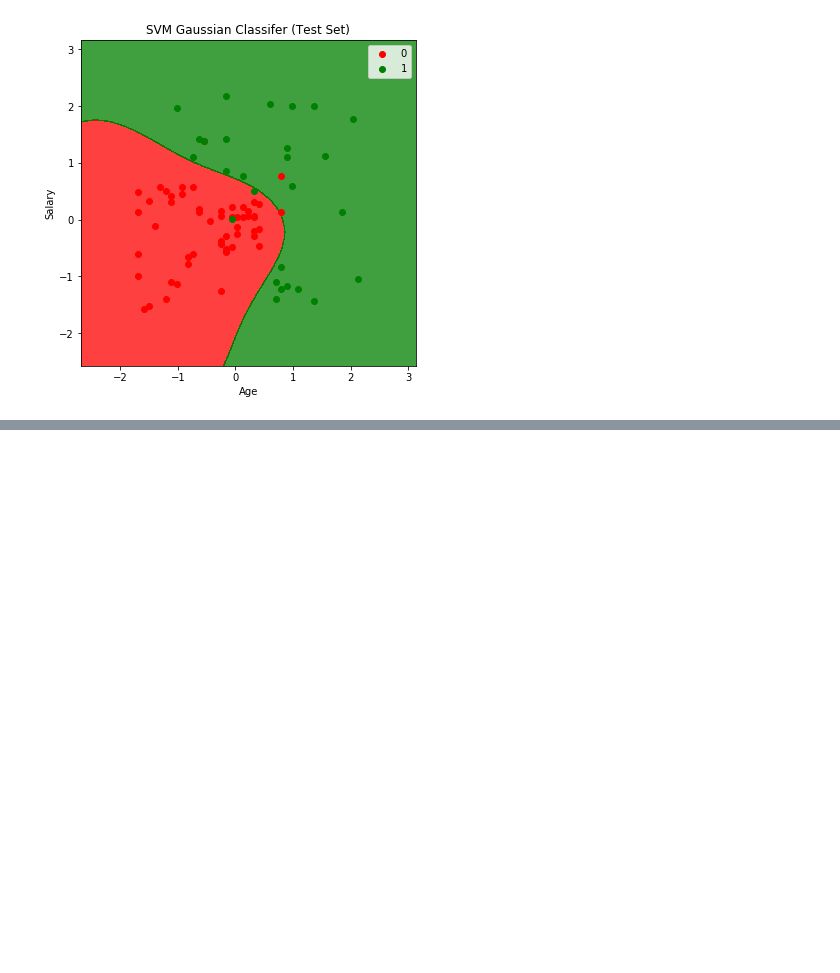
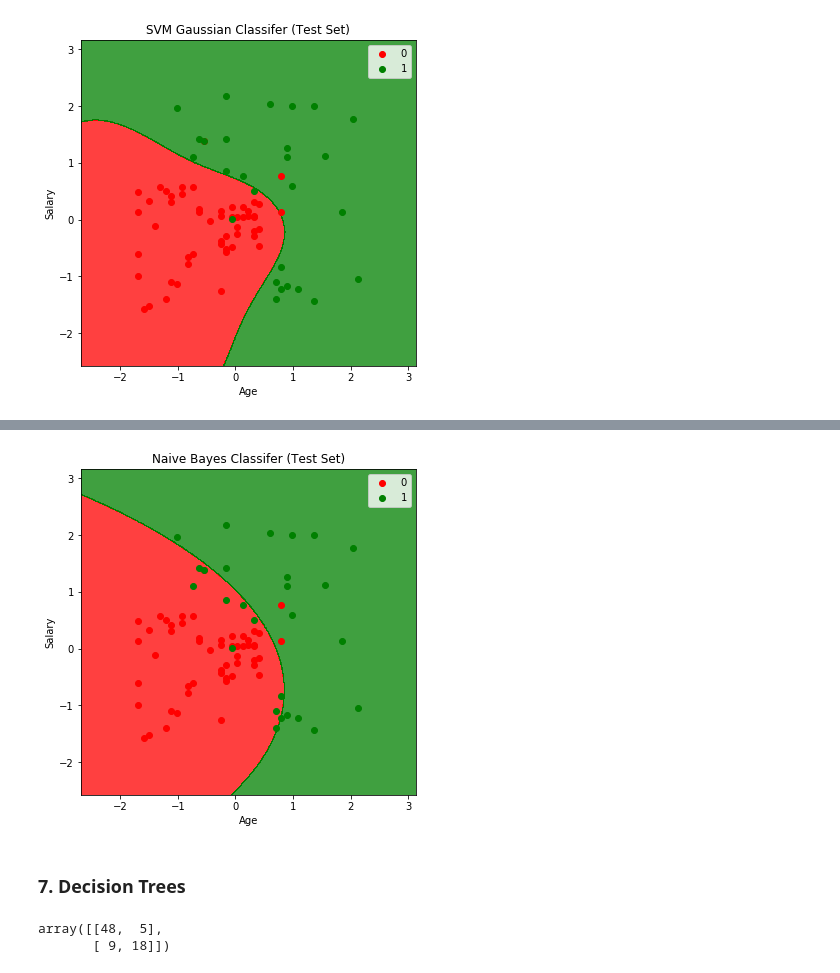
Before and after one commit to aknirmal90/machine-learning, a Jupyter notebook: Classification.ipynb, the cells around one changed output, grey strips where cells are left out. Cells and saved outputs as stored; diff of their text form; code cells hidden in the pictures; blank space fills up the shorter version.

```diff
--- a/Classification.ipynb
+++ b/Classification.ipynb
@@ -179,0 +198,7 @@ plt_training_data.show()
+# %%
+plt_training_data = _get_pyplot_object(X_test, y_test,nb, 'Naive Bayes Classifer (Test Set)', 'Age', 'Salary')
+plt_training_data.show()
+# %% [output]
+[figure, added]
+# %% [markdown]
+### 7. Decision Trees
@@ -179,0 +210,6 @@ plt_training_data.show()
+# %%
+cm = confusion_matrix(y_test, y_pred_6)
+cm
+# %% [output]
+array([[48,  5],
+       [ 9, 18]])
```
Also changed, not shown: parts of 13 cells of this notebook, 9 other files.
